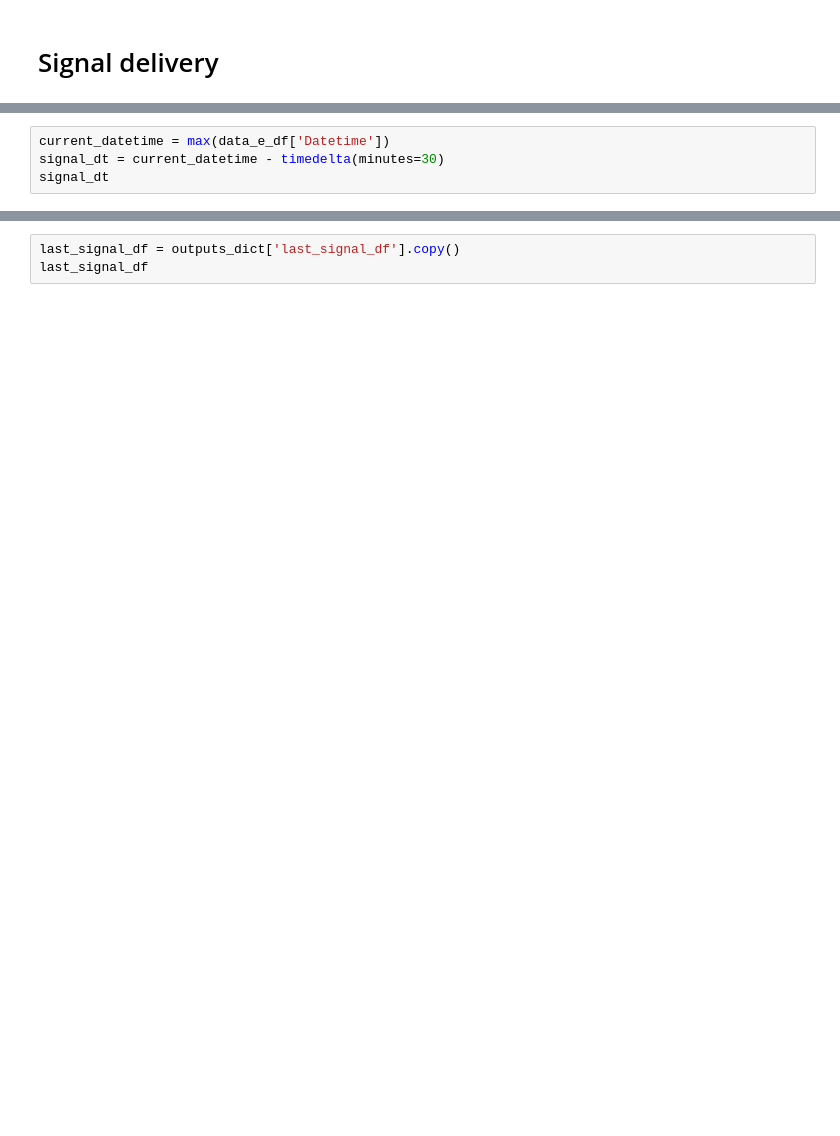
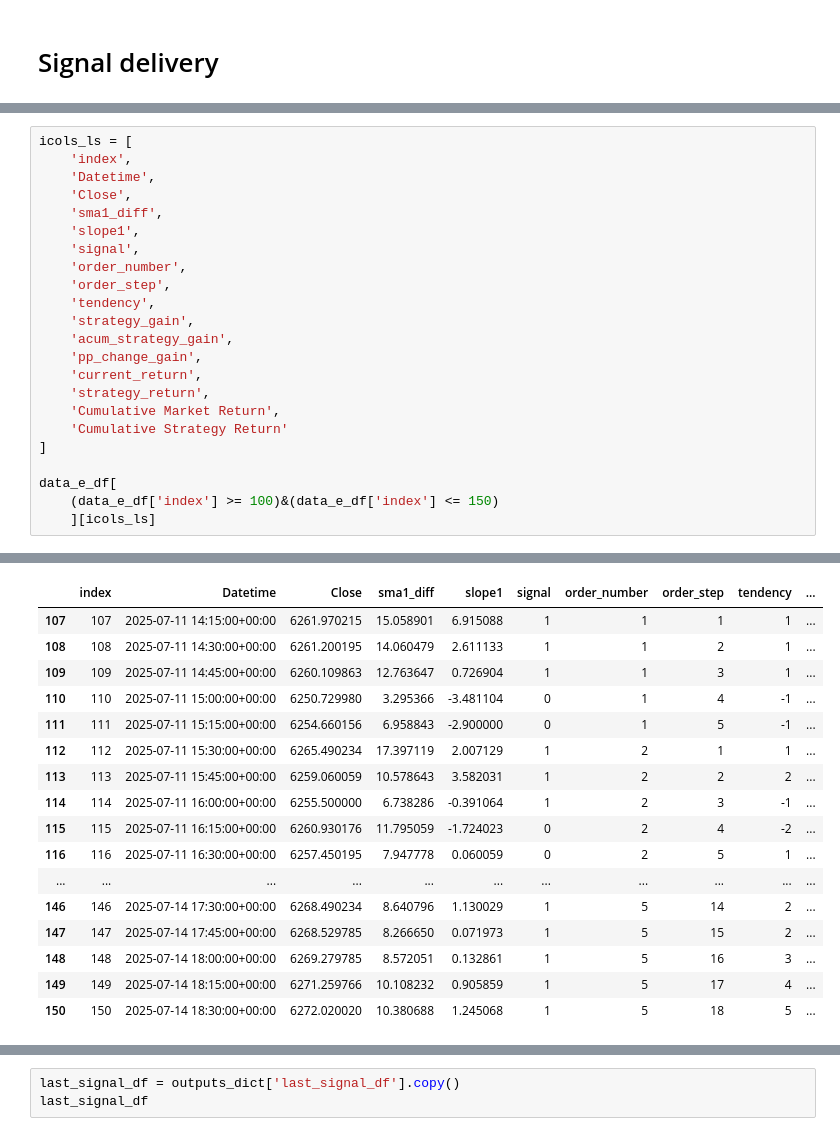
Before and after one commit to willyuyasan/airflow_predictive, a Jupyter notebook: dags/src/trading/Sp500_15m_strategy.ipynb, the cells around one changed output, grey strips where cells are left out. Saved outputs shown, nothing was run; the diff lists cells and outputs as text; blank space fills up the shorter version.

```diff
--- a/dags/src/trading/Sp500_15m_strategy.ipynb
+++ b/dags/src/trading/Sp500_15m_strategy.ipynb
@@ -428,5 +448,24 @@ data_e_df[icols_ls].tail(30)
 # %%
-current_datetime = max(data_e_df['Datetime'])
-signal_dt = current_datetime - timedelta(minutes=30)
-signal_dt
+icols_ls = [
+    'index',
+    'Datetime',
+    'Close',
+    'sma1_diff',
+    'slope1',
+    'signal',
+    'order_number',
+    'order_step',
+    'tendency',
+    'strategy_gain',
+    'acum_strategy_gain',
+    'pp_change_gain',
+    'current_return',
+    'strategy_return',
+    'Cumulative Market Return',
+    'Cumulative Strategy Return'
+]
+
+data_e_df[
+    (data_e_df['index'] >= 100)&(data_e_df['index'] <= 150)
+    ][icols_ls]
 # %% [output]
@@ -434,3 +472,20 @@ Timestamp('2025-09-30 15:15:00+0000', tz='UTC')
+|  | index | Datetime | Close | sma1_diff | slope1 | signal | order_number | order_step | tendency | ... |
+| 107 | 107 | 2025-07-11 14:15:00+00:00 | 6261.970215 | 15.058901 | 6.915088 | 1 | 1 | 1 | 1 | ... |
+| 108 | 108 | 2025-07-11 14:30:00+00:00 | 6261.200195 | 14.060479 | 2.611133 | 1 | 1 | 2 | 1 | ... |
+| 109 | 109 | 2025-07-11 14:45:00+00:00 | 6260.109863 | 12.763647 | 0.726904 | 1 | 1 | 3 | 1 | ... |
+| 110 | 110 | 2025-07-11 15:00:00+00:00 | 6250.729980 | 3.295366 | -3.481104 | 0 | 1 | 4 | -1 | ... |
+| 111 | 111 | 2025-07-11 15:15:00+00:00 | 6254.660156 | 6.958843 | -2.900000 | 0 | 1 | 5 | -1 | ... |
+| 112 | 112 | 2025-07-11 15:30:00+00:00 | 6265.490234 | 17.397119 | 2.007129 | 1 | 2 | 1 | 1 | ... |
+| 113 | 113 | 2025-07-11 15:45:00+00:00 | 6259.060059 | 10.578643 | 3.582031 | 1 | 2 | 2 | 2 | ... |
+| 114 | 114 | 2025-07-11 16:00:00+00:00 | 6255.500000 | 6.738286 | -0.391064 | 1 | 2 | 3 | -1 | ... |
+| 115 | 115 | 2025-07-11 16:15:00+00:00 | 6260.930176 | 11.795059 | -1.724023 | 0 | 2 | 4 | -2 | ... |
+| 116 | 116 | 2025-07-11 16:30:00+00:00 | 6257.450195 | 7.947778 | 0.060059 | 0 | 2 | 5 | 1 | ... |
+| ... | ... | ... | ... | ... | ... | ... | ... | ... | ... | ... |
+| 146 | 146 | 2025-07-14 17:30:00+00:00 | 6268.490234 | 8.640796 | 1.130029 | 1 | 5 | 14 | 2 | ... |
+| 147 | 147 | 2025-07-14 17:45:00+00:00 | 6268.529785 | 8.266650 | 0.071973 | 1 | 5 | 15 | 2 | ... |
+| 148 | 148 | 2025-07-14 18:00:00+00:00 | 6269.279785 | 8.572051 | 0.132861 | 1 | 5 | 16 | 3 | ... |
+| 149 | 149 | 2025-07-14 18:15:00+00:00 | 6271.259766 | 10.108232 | 0.905859 | 1 | 5 | 17 | 4 | ... |
+| 150 | 150 | 2025-07-14 18:30:00+00:00 | 6272.020020 | 10.380688 | 1.245068 | 1 | 5 | 18 | 5 | ... |
 # %%
 try:
     importlib.reload(sys.modules['logics.deliver_last_signal'])
```
Also changed, not shown: parts of 11 cells of this notebook, 12 other files.
